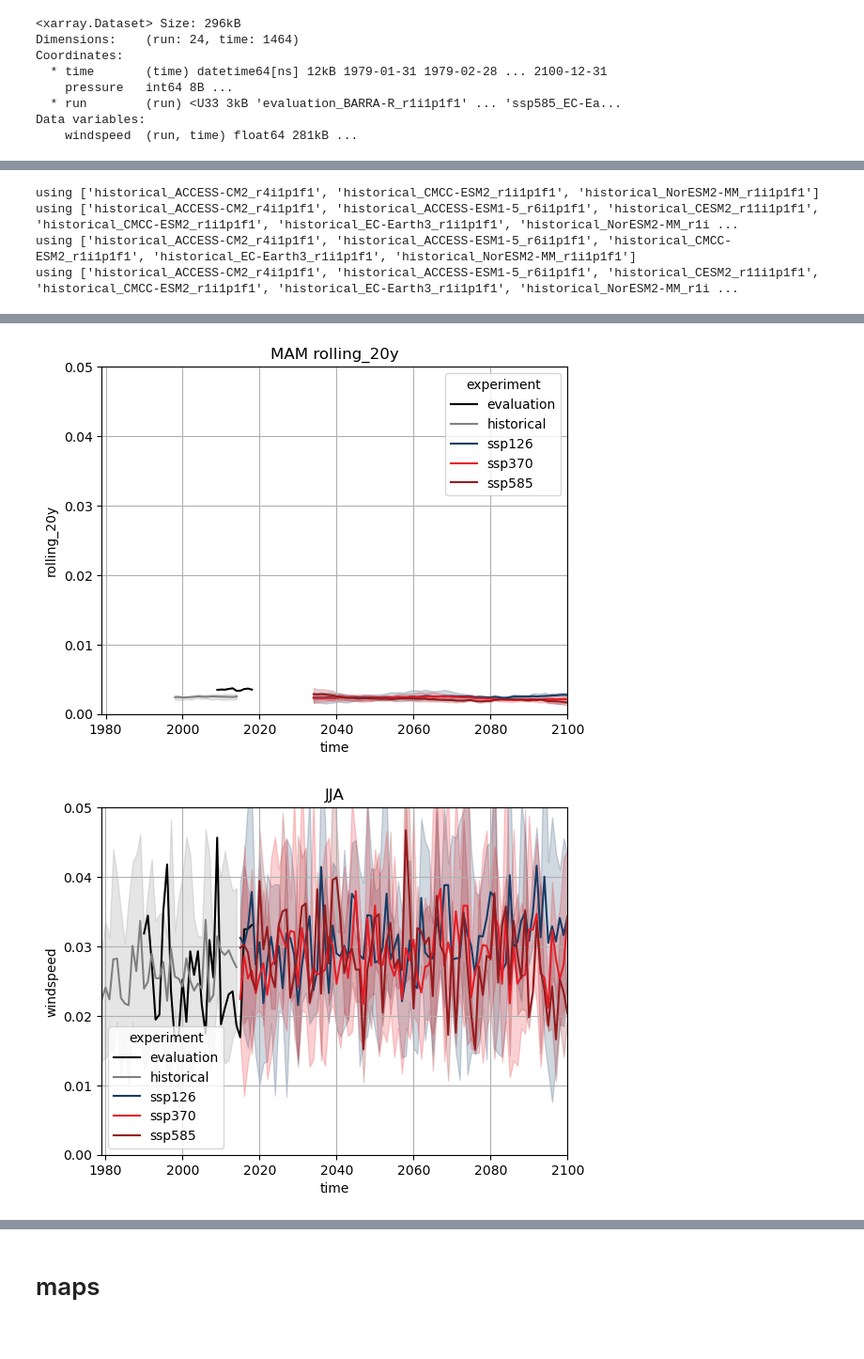
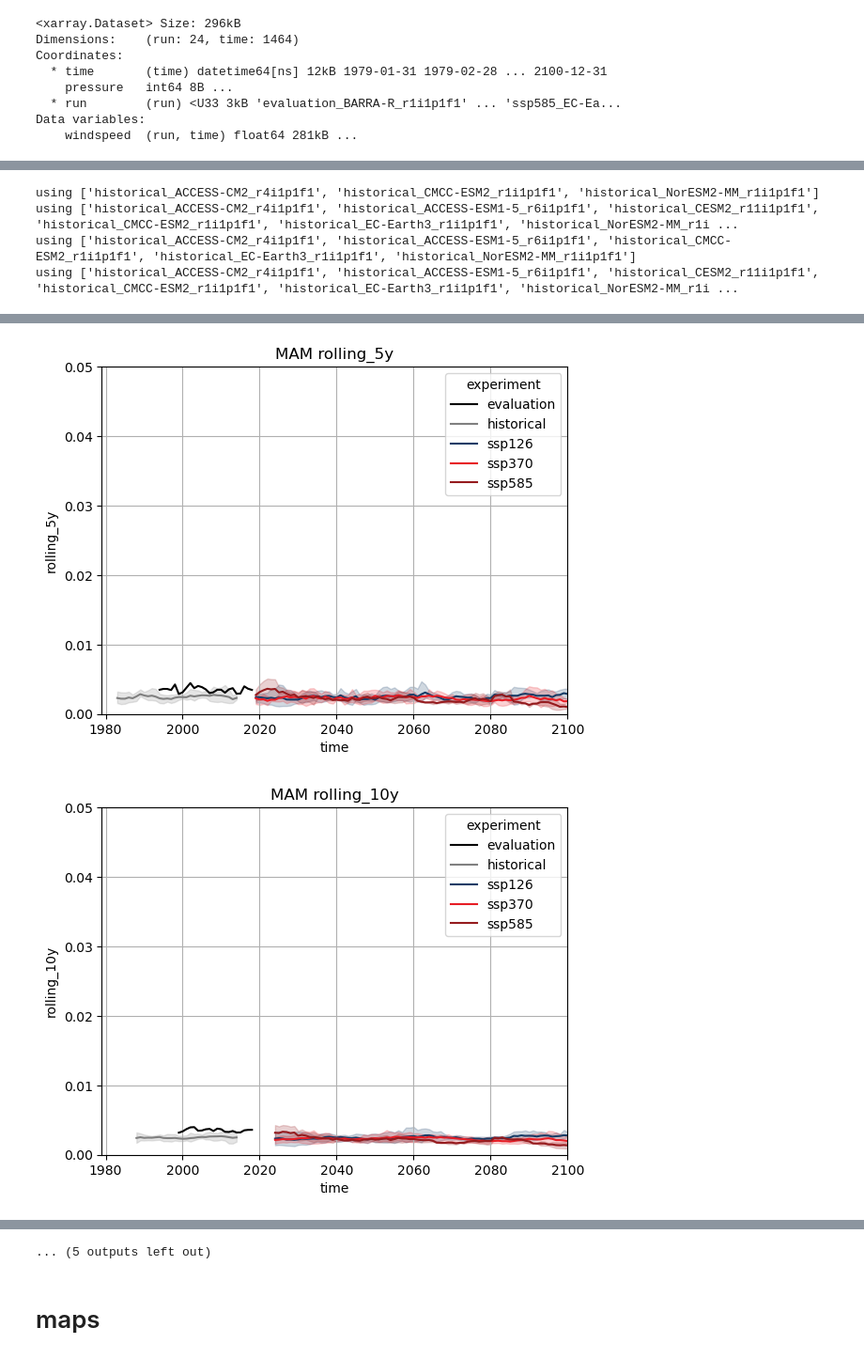
Before and after one commit to xenct/turbulence_AUSCAT, a Jupyter notebook: MOG_plots.ipynb, the cells around one changed output, grey strips where cells are left out. Shown at 94% size. Drawn from its saved outputs; the diff is of its cells as text; code cells hidden in the pictures.

Commit message:
plot 5, 10, 20 year rolling

```diff
--- a/MOG_plots.ipynb
+++ b/MOG_plots.ipynb
@@ -163,7 +163,7 @@ for time_selection in ["DJF", "MAM", "JJA", "SON"]:
     plt.xlim((datetime.date(1979,1,1), datetime.date(2100,1,1)))
     plt.grid()
 
-    for window_size in [5, 20]: #[5,10,20]:
+    for window_size in [5,10,20]:
         plt.figure()
         sns.lineplot(df, x="time", y=f"rolling_{window_size}y", hue="experiment", errorbar=('ci', 100), palette=ssp_colors,)
         plt.title( f"{time_selection} rolling_{window_size}y")
@@ -183,2 +183,2 @@ using ['historical_ACCESS-CM2_r4i1p1f1', 'historical_ACCESS-ESM1-5_r6i1p1f1', 'h
-[figure, old version]
+[figure, new version]
-[figure, old version]
+[figure, new version]
@@ -190,3 +189,4 @@ using ['historical_ACCESS-CM2_r4i1p1f1', 'historical_ACCESS-ESM1-5_r6i1p1f1', 'h
+... (5 outputs left out)
 # %% [markdown]
 # maps
 # %%
```
Also changed, not shown: parts of 4 cells of this notebook.
